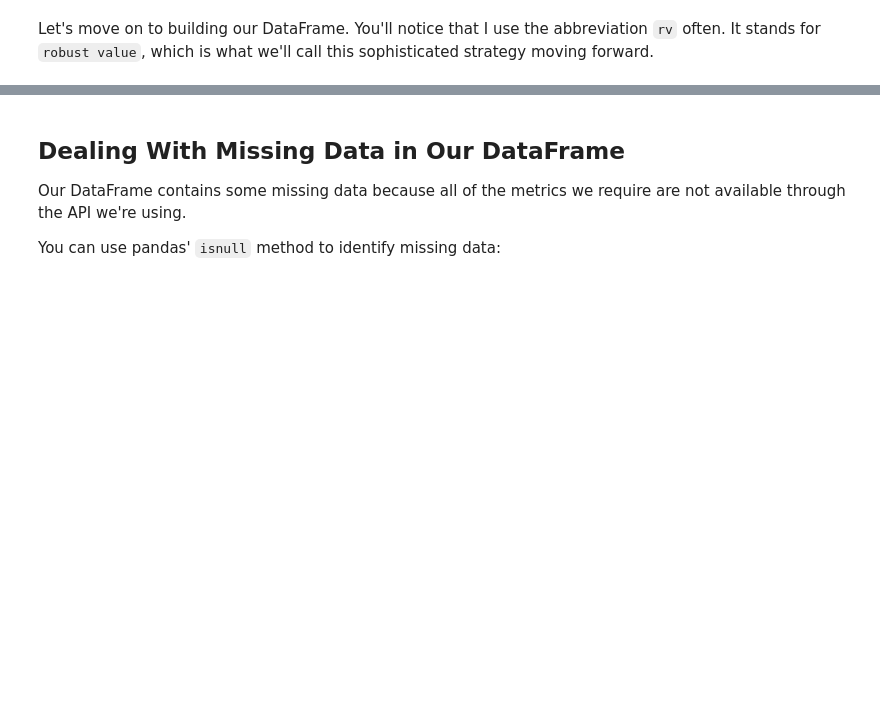
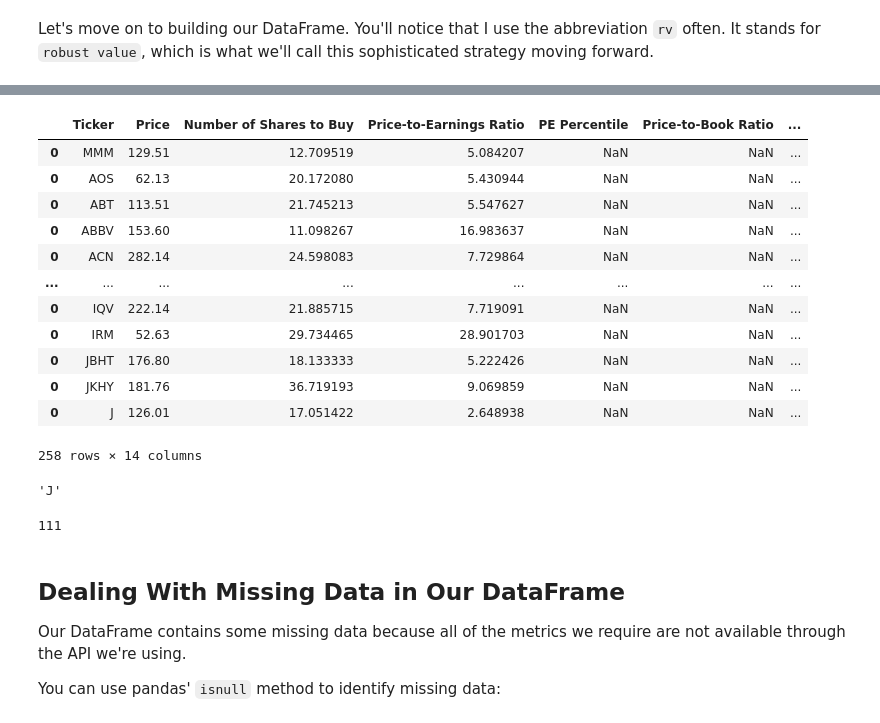
Before and after one commit to hakoshie/algo-trade, a Jupyter notebook: starter_files/003_quantitative_value_strategy.ipynb, the cells around one changed output, grey strips where cells are left out. Drawn from its saved outputs; the diff is of its cells as text; code cells hidden in the pictures; blank space fills up the shorter version.

```diff
--- a/starter_files/003_quantitative_value_strategy.ipynb
+++ b/starter_files/003_quantitative_value_strategy.ipynb
@@ -224,0 +286,5 @@ Let's move on to building our DataFrame. You'll notice that I use the abbreviati
+# %%
+symbol="MSFT"
+dataval2=si.get_stats(symbol)
+dataval2.set_index("Attribute",inplace=True)
+dataval2
@@ -224,0 +411,28 @@ Let's move on to building our DataFrame. You'll notice that I use the abbreviati
+# %%
+for symbol in stocks["Symbol"][250:260]:
+        try:
+            data=pdr.get_quote_yahoo(symbol)[["price","priceEpsCurrentYear",'priceToBook']]
+        except:
+            continue
+        data["nan0"]=data["nan1"]=data["nan2"]=np.nan
+        data.reindex(["price","nan0","priceEpsCurrentYear","nan1",'priceToBook',"nan2"],axis=1)
+        try:
+            dataval=si.get_stats_valuation(symbol)
+        except:
+            continue
+        dataval.set_index(0,inplace=True)
+        data["PS"]=strtoint(dataval.loc["Price/Sales (ttm)"])
+        data["nan3"]=np.nan
+
+        data["EV/EBITDA"]=strtoint(dataval.loc["Enterprise Value/EBITDA"])
+        data["nan4"]=np.nan
+        dataval2=si.get_stats(symbol)
+        dataval2.set_index("Attribute",inplace=True)
+
+# dataval["EBITDA"]
+        data["EV/GP"]=strtoint(dataval2.loc["EBITDA"])/strtoint(dataval2.loc["Gross Profit (ttm)"])
+        data["nan5"]=np.nan
+        data["nan6"]=np.nan
+        data.reset_index(inplace=True)
+        data=data.set_axis(rv_columns,axis=1)
+        rv_df=pd.concat([rv_df,data])
@@ -224,0 +441,17 @@ Let's move on to building our DataFrame. You'll notice that I use the abbreviati
+# %%
+rv_df=rv_df.drop_duplicates(subset=["Ticker"])
+rv_df
+# %% [output]
+|  | Ticker | Price | Number of Shares to Buy | Price-to-Earnings Ratio | PE Percentile | Price-to-Book Ratio | ... |
+| 0 | MMM | 129.51 | 12.709519 | 5.084207 | NaN | NaN | ... |
+| 0 | AOS | 62.13 | 20.172080 | 5.430944 | NaN | NaN | ... |
+| 0 | ABT | 113.51 | 21.745213 | 5.547627 | NaN | NaN | ... |
+| 0 | ABBV | 153.60 | 11.098267 | 16.983637 | NaN | NaN | ... |
+| 0 | ACN | 282.14 | 24.598083 | 7.729864 | NaN | NaN | ... |
+| ... | ... | ... | ... | ... | ... | ... | ... |
+| 0 | IQV | 222.14 | 21.885715 | 7.719091 | NaN | NaN | ... |
+| 0 | IRM | 52.63 | 29.734465 | 28.901703 | NaN | NaN | ... |
+| 0 | JBHT | 176.80 | 18.133333 | 5.222426 | NaN | NaN | ... |
+| 0 | JKHY | 181.76 | 36.719193 | 9.069859 | NaN | NaN | ... |
+| 0 | J | 126.01 | 17.051422 | 2.648938 | NaN | NaN | ... |
+258 rows × 14 columns
@@ -225,3 +460,13 @@ Let's move on to building our DataFrame. You'll notice that I use the abbreviati
+# %%
+stocks["Symbol"][259]
+# %% [output]
+'J'
+# %%
+for i,symbol in enumerate(stocks["Symbol"]):
+    if symbol=="CSCO":
+        print(i)
+# %% [output]
+111
 # %% [markdown]
 ## Dealing With Missing Data in Our DataFrame
 
```
Also changed, not shown: parts of 26 cells of this notebook, 3 other files.
